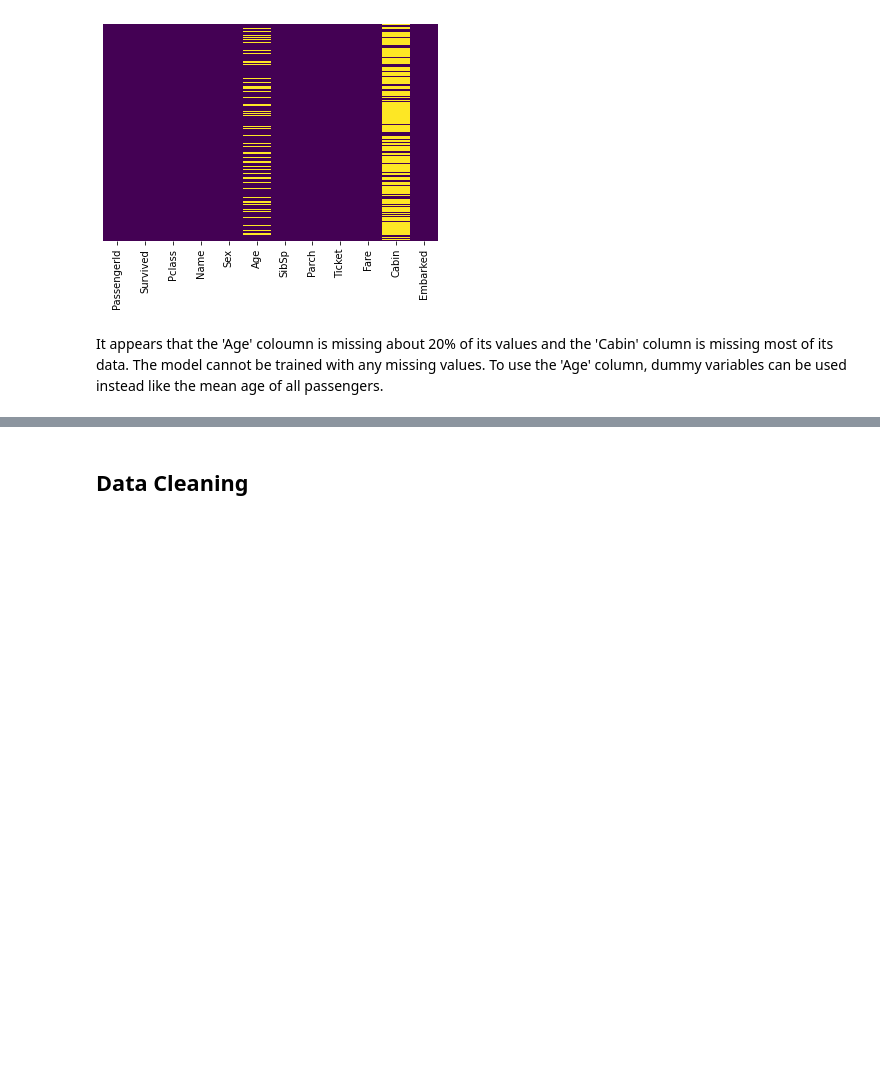
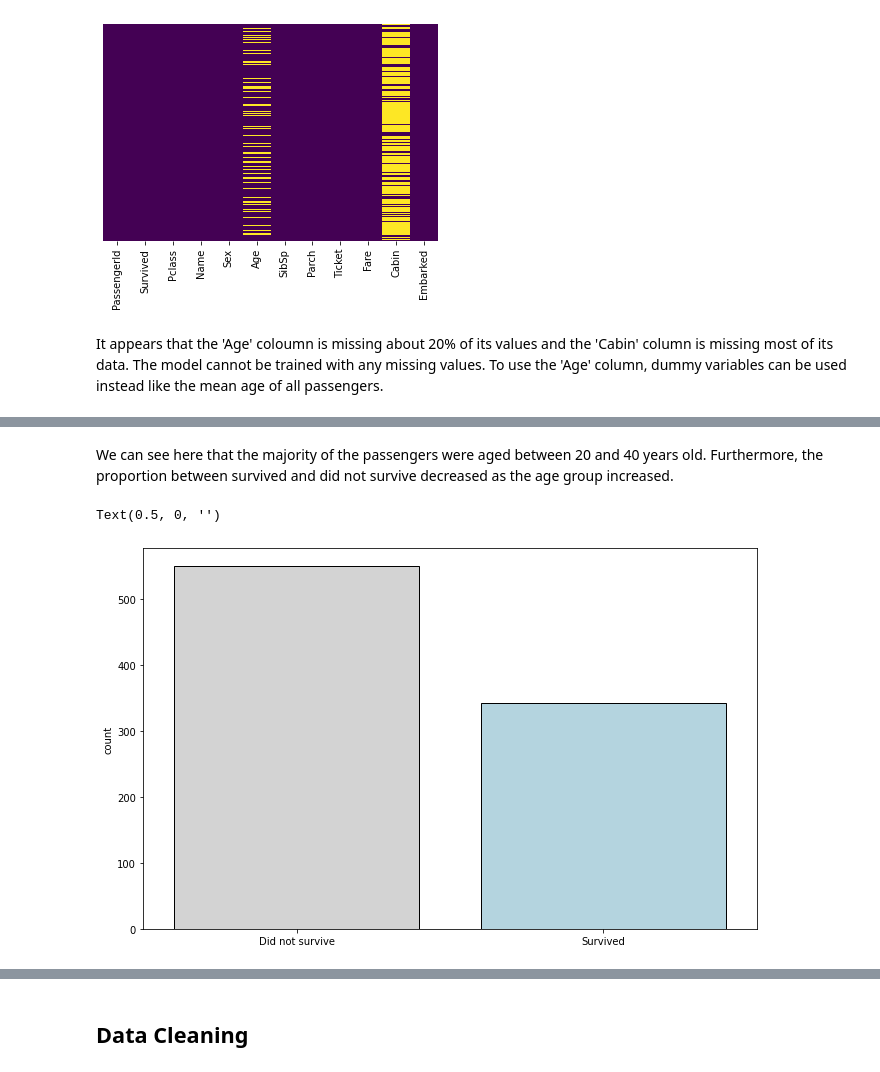
Before and after one commit to danelindiongco/Titanic, a Jupyter notebook: Titanic.ipynb, the cells around one changed output, grey strips where cells are left out. Drawn from its saved outputs; the diff is of its cells as text; code cells hidden in the pictures; blank space fills up the shorter version.

```diff
--- a/Titanic.ipynb
+++ b/Titanic.ipynb
@@ -78,0 +79,9 @@ plt.rcParams["figure.figsize"] = (11,7)
+# %% [markdown]
+We can see here that the majority of the passengers were aged between 20 and 40 years old. Furthermore, the proportion between survived and did not survive decreased as the age group increased.
+# %%
+ax = sns.countplot(x='Survived',data=df,palette=["#D3D3D3",'#ADD8E6'],ec='black')
+ax.set_xticklabels(['Did not survive', 'Survived'])
+ax.set_xlabel('')
+# %% [output]
+Text(0.5, 0, '')
+[figure, added]
```
Also changed, not shown: parts of 11 cells of this notebook.
